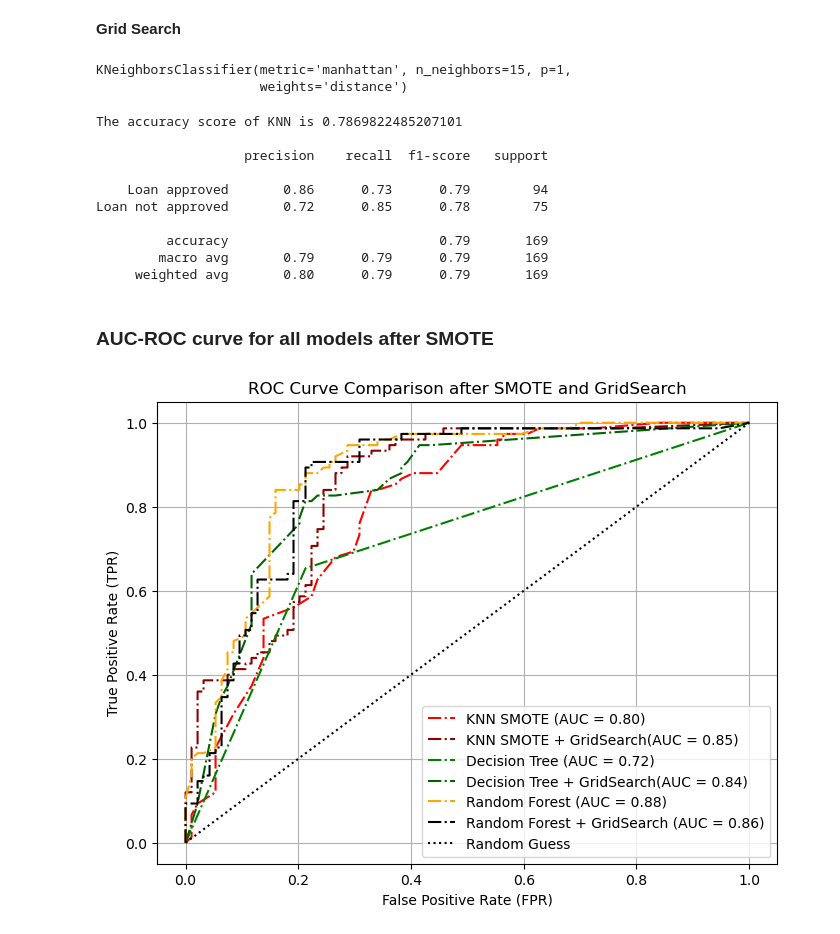
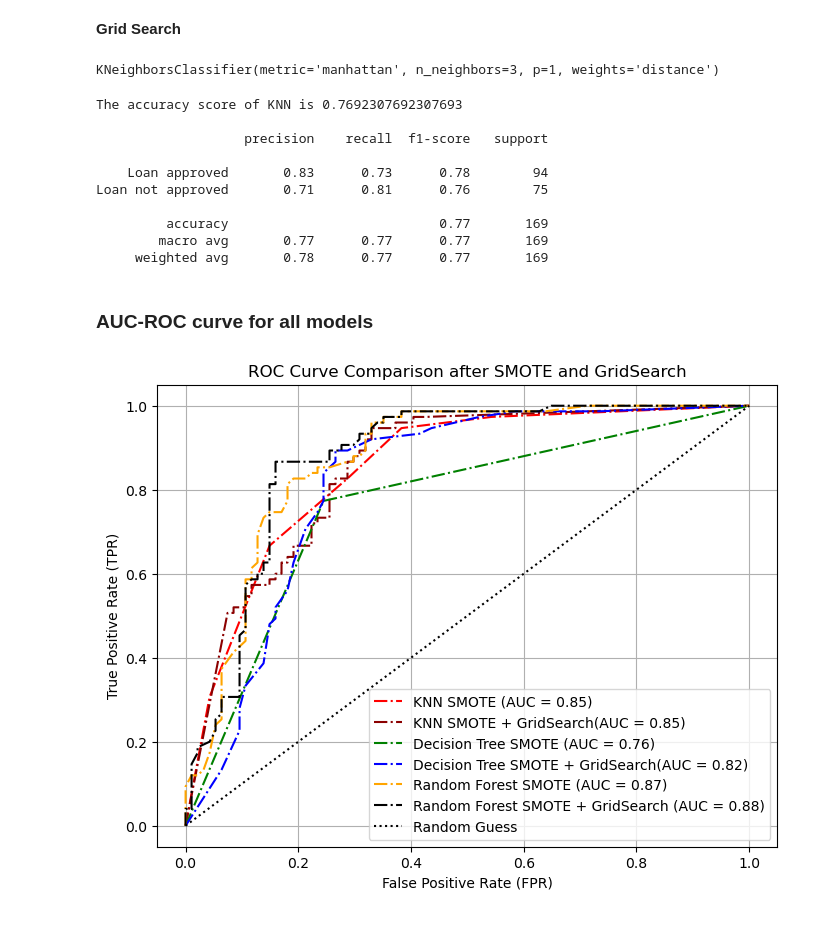
Before and after one commit to mjteran/loan_approval_ML, a Jupyter notebook: models/loan_approval_ML_updated.ipynb, the cells around one changed output. Cells and saved outputs as stored; diff of their text form; code cells hidden in the pictures.

Commit message:
Add curves

```diff
--- a/models/loan_approval_ML_updated.ipynb
+++ b/models/loan_approval_ML_updated.ipynb
@@ -745,10 +744,12 @@ from sklearn.model_selection import GridSearchCV
 # Implemented gridsearch
 param_grid = {
     'criterion': ['gini', 'entropy'],
-    'max_depth': [None, 1,2,3,4,5,6,7,8,9,10,11,12,13,14,15,16,17,18,19,20,21],
-    'min_samples_split': [2, 5, 10],
-    'min_samples_leaf': [1, 2, 4],
-    'max_features': [None, 'sqrt', 'log2']
+    'max_depth': [None, 3, 5, 10, 15, 20],
+    'min_samples_split': [2, 5, 10, 20, 50],
+    'min_samples_leaf': [1, 2, 5, 10],
+    'max_features': ['sqrt', 'log2'],
+    'splitter': ['best', 'random'],
+    'class_weight': [None, 'balanced']
 }
 
 grid = GridSearchCV(DecisionTreeClassifier(),param_grid=param_grid, cv=5, scoring='accuracy')
@@ -760,6 +761,6 @@ DecisionTreeClassifier(criterion='entropy', max_depth=6, max_features='log2',
 # %%
 # Decision tree optimized
-dt_clf_opt = DecisionTreeClassifier(criterion='entropy', max_depth=6, max_features='log2', min_samples_leaf=4, min_samples_split=5)
+dt_clf_opt = DecisionTreeClassifier(criterion='entropy', max_depth=20, max_features='log2', min_samples_leaf=10, min_samples_split=10)
 dt_clf_opt.fit(X_train, Y_train)
 
 # Predict values
@@ -846,7 +847,7 @@ from sklearn.model_selection import GridSearchCV
 
 # Implemented gridsearch
 param_grid = {
-    'n_neighbors': np.arange(1, 51, 2),  # Odd numbers to avoid ties
+    'n_neighbors': np.arange(1, 100, 2),  # Odd numbers to avoid ties
     'weights': ['uniform', 'distance'],
     'metric': ['euclidean', 'manhattan', 'minkowski'],
     'p': [1, 2]  # 1 = Manhattan, 2 = Euclidean (for Minkowski metric)
@@ -856,11 +857,10 @@ grid = GridSearchCV(KNeighborsClassifier(),param_grid=param_grid, cv=5, scoring=
 grid.fit(X_train, Y_train)
 print(grid.best_estimator_)
 # %% [output]
-KNeighborsClassifier(metric='manhattan', n_neighbors=15, p=1,
-                     weights='distance')
+KNeighborsClassifier(metric='manhattan', n_neighbors=3, p=1, weights='distance')
 # %%
 # KNN optimized
-knn_opt = KNeighborsClassifier(metric='manhattan', n_neighbors=15, p=1, weights='distance')
+knn_opt = KNeighborsClassifier(metric='manhattan', n_neighbors=3, p=1, weights='distance')
 knn_opt.fit(X_train, Y_train)
 
 # Predict values
@@ -870,18 +870,18 @@ print(f"The accuracy score of KNN is {accuracy_score(Y_test, Y_pred_knn_grid)}\n
 # Classification Report
 print(classification_report(Y_test, Y_pred_knn_grid, target_names=target_names))
 # %% [output]
-The accuracy score of KNN is 0.7869822485207101
+The accuracy score of KNN is 0.7692307692307693
 
                    precision    recall  f1-score   support
 
-    Loan approved       0.86      0.73      0.79        94
-Loan not approved       0.72      0.85      0.78        75
+    Loan approved       0.83      0.73      0.78        94
+Loan not approved       0.71      0.81      0.76        75
 
-         accuracy                           0.79       169
-        macro avg       0.79      0.79      0.79       169
-     weighted avg       0.80      0.79      0.79       169
+         accuracy                           0.77       169
+        macro avg       0.77      0.77      0.77       169
+     weighted avg       0.78      0.77      0.77       169
 # %% [markdown]
-### AUC-ROC curve for all models after SMOTE
+### AUC-ROC curve for all models
 # %%
 Y_rf_probs = rf_clf.predict_proba(X_test)[:, 1]
 Y_knn_probs = knn.predict_proba(X_test)[:, 1]
@@ -899,35 +899,35 @@ fpr_knn, tpr_knn, _ = roc_curve(Y_test, Y_knn_probs)
 auc_knn = auc(fpr_knn, tpr_knn)
 
 fpr_dt, tpr_dt, _ = roc_curve(Y_test, Y_dt_probs)
 auc_dt = auc(fpr_dt, tpr_dt)
 
 fpr_rf_grid, tpr_rf_grid, _ = roc_curve(Y_test, Y_rf_g_probs)
 auc_rf_grid = auc(fpr_rf_grid, tpr_rf_grid)
 
 fpr_knn_grid, tpr_knn_grid, _ = roc_curve(Y_test, Y_knn_g_probs)
 auc_knn_grid = auc(fpr_knn_grid, tpr_knn_grid)
 
 fpr_dt_grid, tpr_dt_grid, _ = roc_curve(Y_test, Y_dt_g_probs)
 auc_dt_grid = auc(fpr_dt_grid, tpr_dt_grid)
 
 # Plot ROC Curves
 plt.figure(figsize=(8, 6))
 plt.plot(fpr_knn, tpr_knn, color='red', linestyle='dashdot', label=f'KNN SMOTE (AUC = {auc_knn:.2f})')
 plt.plot(fpr_knn_grid, tpr_knn_grid, color='darkred', linestyle='dashdot', label=f'KNN SMOTE + GridSearch(AUC = {auc_knn_grid:.2f})')
-plt.plot(fpr_dt, tpr_dt, color='green', linestyle='dashdot', label=f'Decision Tree (AUC = {auc_dt:.2f})')
-plt.plot(fpr_dt_grid, tpr_dt_grid, color='darkgreen', linestyle='dashdot', label=f'Decision Tree + GridSearch(AUC = {auc_dt_grid:.2f})')
-plt.plot(fpr_rf, tpr_rf, color='orange', linestyle='dashdot', label=f'Random Forest (AUC = {auc_rf:.2f})')
-plt.plot(fpr_rf_grid, tpr_rf_grid, color='black', linestyle='dashdot', label=f'Random Forest + GridSearch (AUC = {auc_rf_grid:.2f})')
+plt.plot(fpr_dt, tpr_dt, color='green', linestyle='dashdot', label=f'Decision Tree SMOTE (AUC = {auc_dt:.2f})')
+plt.plot(fpr_dt_grid, tpr_dt_grid, color='blue', linestyle='dashdot', label=f'Decision Tree SMOTE + GridSearch(AUC = {auc_dt_grid:.2f})')
+plt.plot(fpr_rf, tpr_rf, color='orange', linestyle='dashdot', label=f'Random Forest SMOTE (AUC = {auc_rf:.2f})')
+plt.plot(fpr_rf_grid, tpr_rf_grid, color='black', linestyle='dashdot', label=f'Random Forest SMOTE + GridSearch (AUC = {auc_rf_grid:.2f})')
 
 # Random guess line
 plt.plot([0, 1], [0, 1], color='black', linestyle='dotted', label='Random Guess')
 
 # Labels and Title
 plt.xlabel("False Positive Rate (FPR)")
 plt.ylabel("True Positive Rate (TPR)")
 plt.title("ROC Curve Comparison after SMOTE and GridSearch")
 plt.legend()
 plt.grid(True)
 plt.show()
 # %% [output]
-[figure, old version]
+[figure, new version]
```
Also changed, not shown: parts of 14 cells of this notebook.
